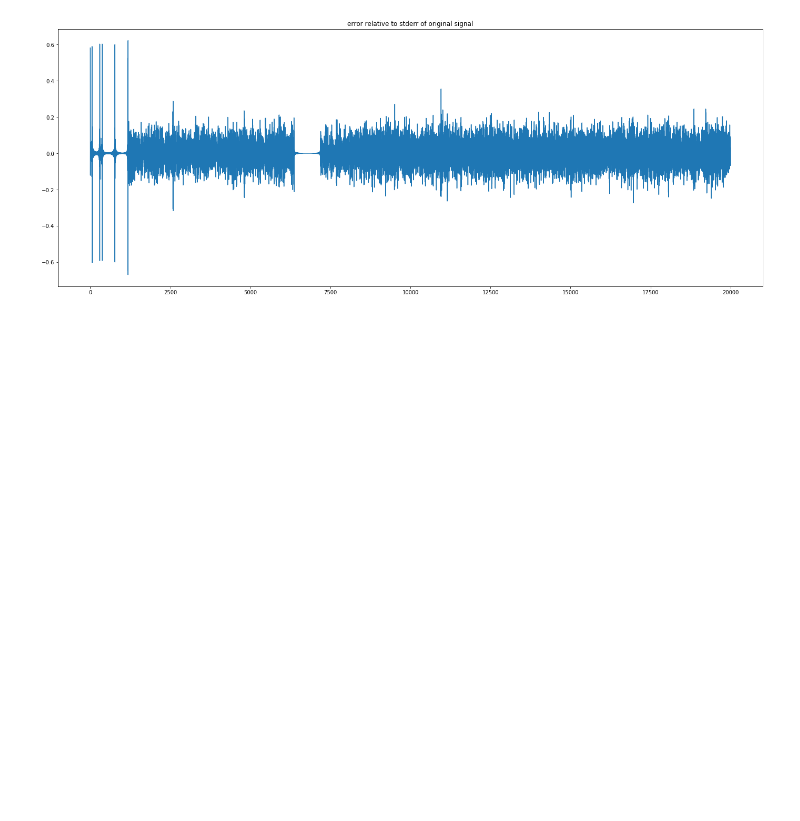
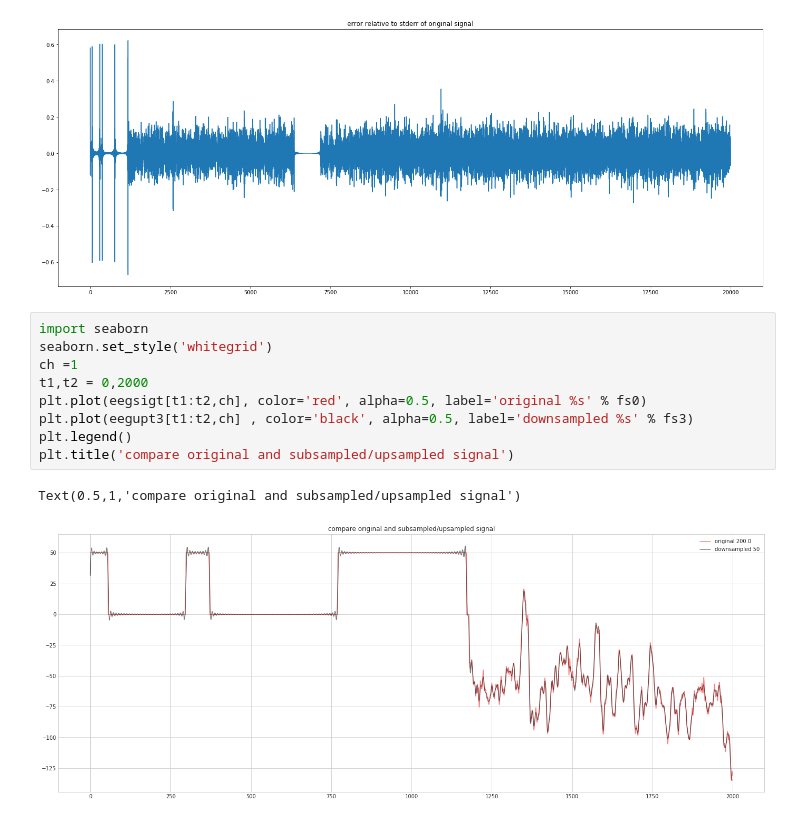
Before and after one commit to eegml/eegml-signal, a Jupyter notebook: experiments/test-eeg-resampling-up-down-sksamplerate.ipynb, the cells around one changed output. Drawn from its saved outputs; the diff is of its cells as text; blank space fills up the shorter version.

```diff
--- a/experiments/test-eeg-resampling-up-down-sksamplerate.ipynb
+++ b/experiments/test-eeg-resampling-up-down-sksamplerate.ipynb
@@ -130,3 +130,15 @@ plt.title('error relative to stderr of original signal')
 # %% [output]
 Text(0.5,1,'error relative to stderr of original signal')
 [figure]
+# %%
+import seaborn
+seaborn.set_style('whitegrid')
+ch =1
+t1,t2 = 0,2000
+plt.plot(eegsigt[t1:t2,ch], color='red', alpha=0.5, label='original %s' % fs0)
+plt.plot(eegupt3[t1:t2,ch] , color='black', alpha=0.5, label='downsampled %s' % fs3)
+plt.legend()
+plt.title('compare original and subsampled/upsampled signal')
+# %% [output]
+Text(0.5,1,'compare original and subsampled/upsampled signal')
+[figure, added]
```
Also changed, not shown: parts of 31 cells of this notebook.
